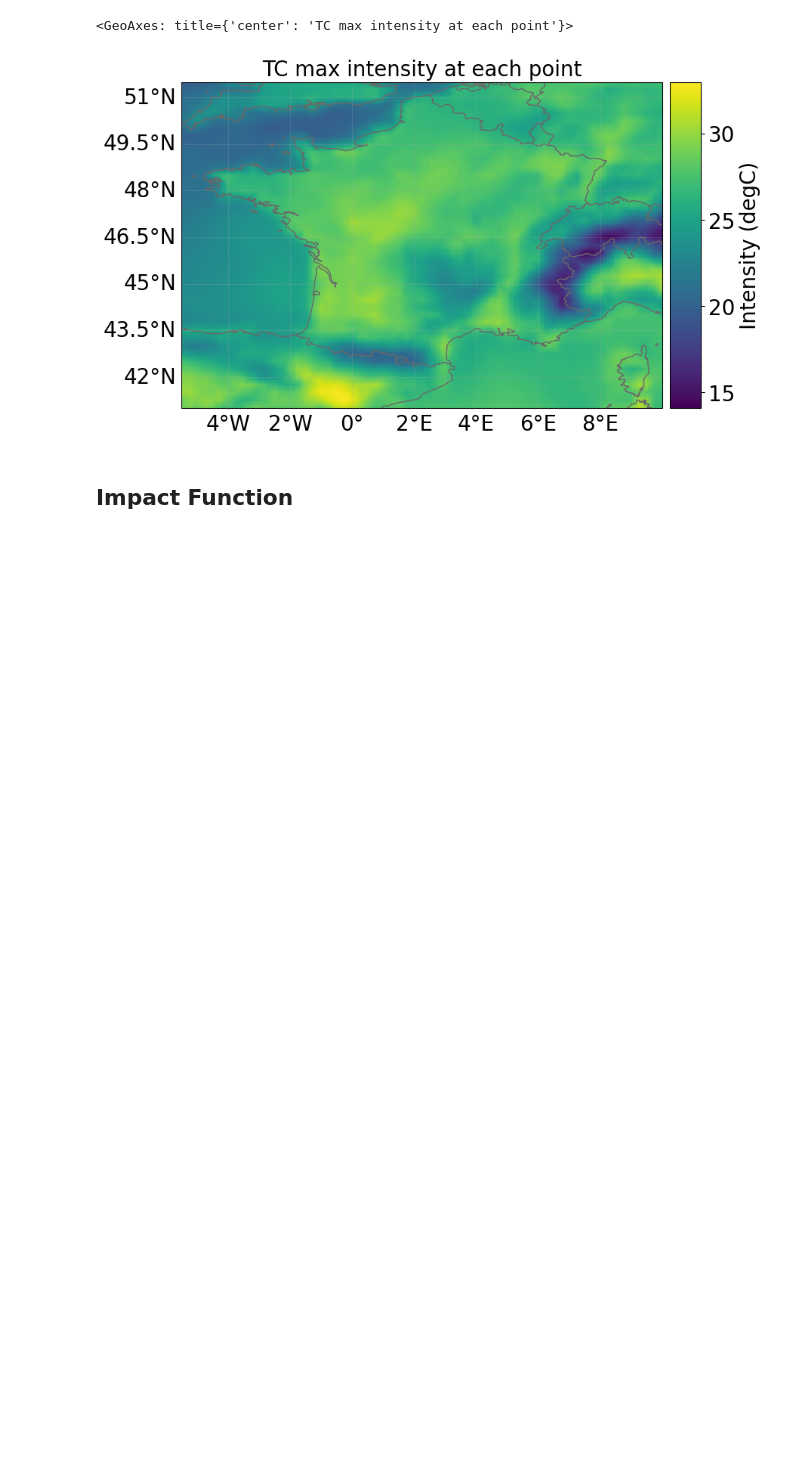
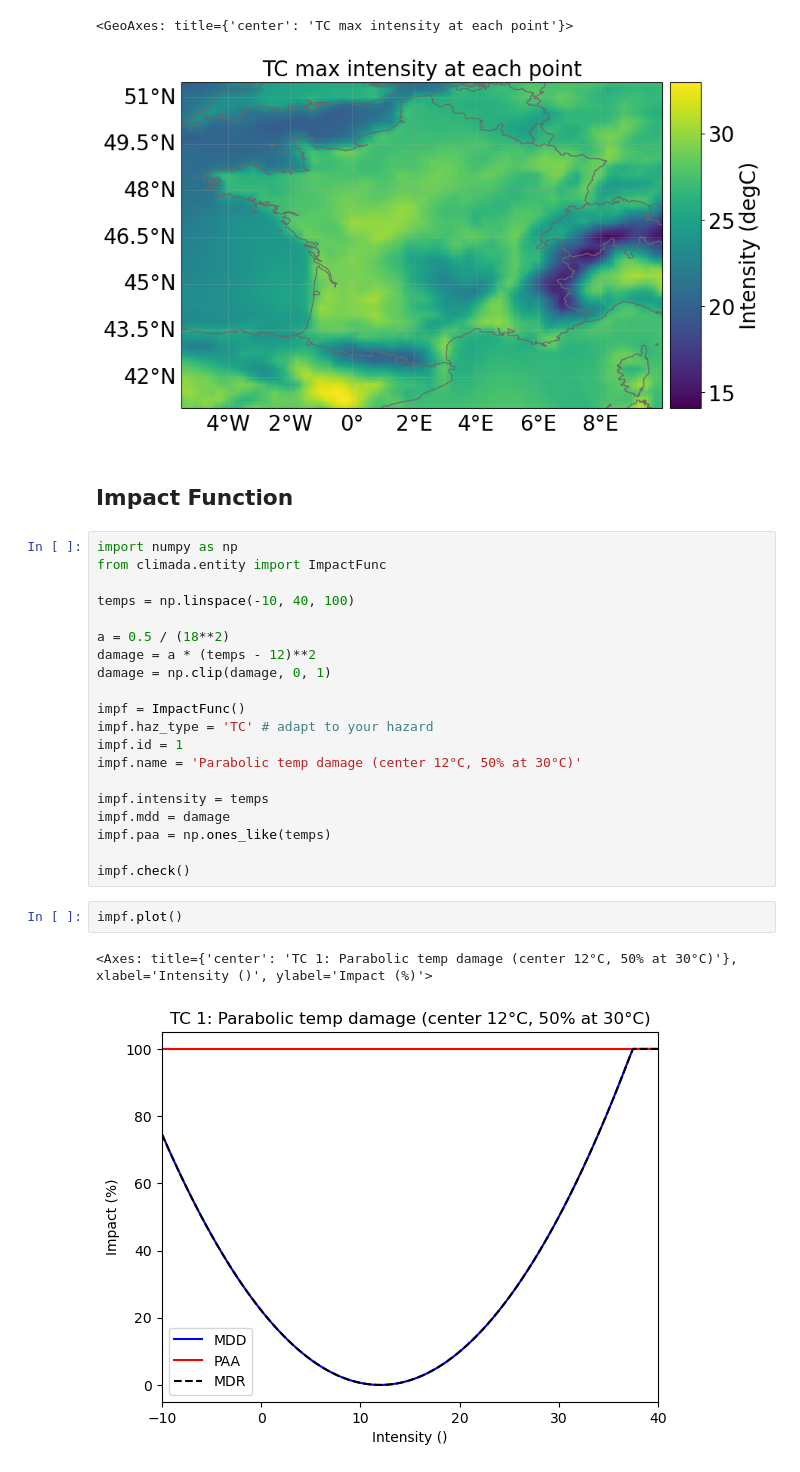
Before and after one commit to arvedluetzen/mus-climada, a Jupyter notebook: notebooks/get_heat.ipynb, the cells around one changed output. Saved outputs shown, nothing was run; the diff lists cells and outputs as text; blank space fills up the shorter version.

Commit message:
temp heat impact function

```diff
--- a/notebooks/get_heat.ipynb
+++ b/notebooks/get_heat.ipynb
@@ -256,3 +239,28 @@ Centroids: 2709
 [figure]
 # %% [markdown]
 ## Impact Function
+# %%
+import numpy as np
+from climada.entity import ImpactFunc
+
+temps = np.linspace(-10, 40, 100)
+
+a = 0.5 / (18**2)
+damage = a * (temps - 12)**2
+damage = np.clip(damage, 0, 1)
+
+impf = ImpactFunc()
+impf.haz_type = 'TC' # adapt to your hazard
+impf.id = 1
+impf.name = 'Parabolic temp damage (center 12°C, 50% at 30°C)'
+
+impf.intensity = temps
+impf.mdd = damage
+impf.paa = np.ones_like(temps)
+
+impf.check()
+# %%
+impf.plot()
+# %% [output]
+<Axes: title={'center': 'TC 1: Parabolic temp damage (center 12°C, 50% at 30°C)'}, xlabel='Intensity ()', ylabel='Impact (%)'>
+[figure, added]
```
Also changed, not shown: parts of 1 cell of this notebook.
